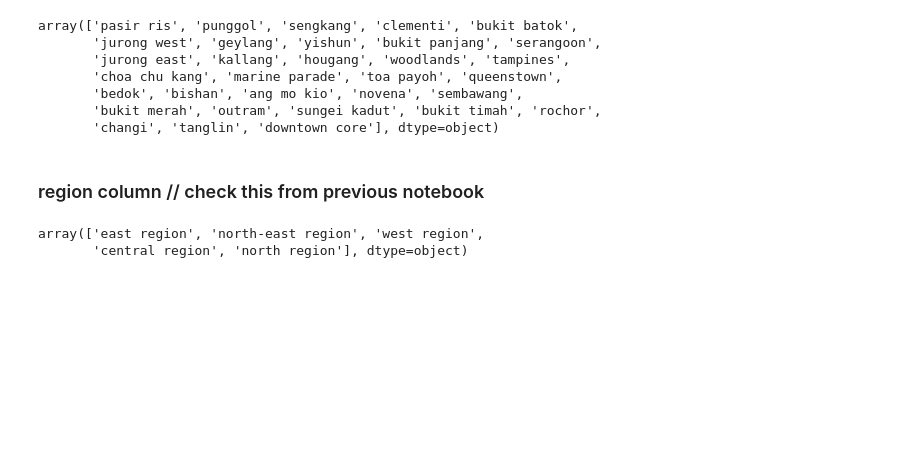
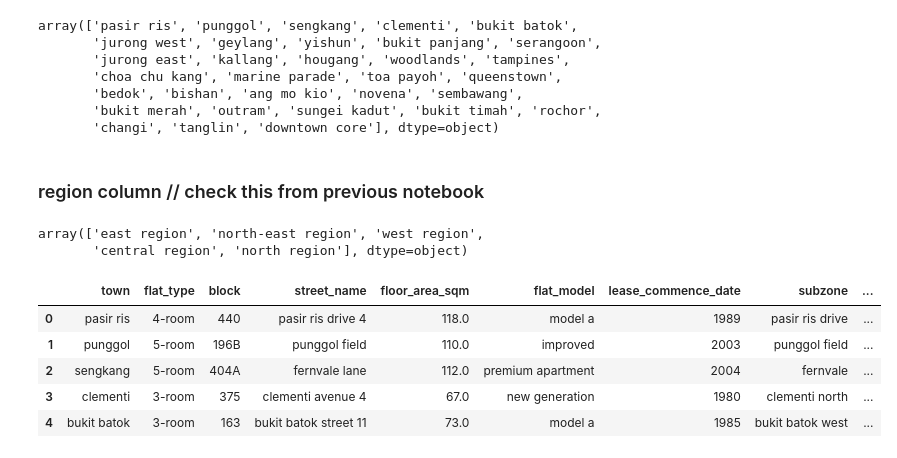
Before and after one commit to dheeraj-sn/hdb_resale_price_prediction, a Jupyter notebook: EDA and Pre-processing.ipynb, the cells around one changed output. Cells and saved outputs as stored; diff of their text form; code cells hidden in the pictures; blank space fills up the shorter version.

```diff
--- a/EDA and Pre-processing.ipynb
+++ b/EDA and Pre-processing.ipynb
@@ -476,3 +476,12 @@ train_df["region"].unique()
 # %% [output]
 array(['east region', 'north-east region', 'west region',
        'central region', 'north region'], dtype=object)
+# %%
+train_df.head()
+# %% [output]
+|  | town | flat_type | block | street_name | floor_area_sqm | flat_model | lease_commence_date | subzone | ... |
+| 0 | pasir ris | 4-room | 440 | pasir ris drive 4 | 118.0 | model a | 1989 | pasir ris drive | ... |
+| 1 | punggol | 5-room | 196B | punggol field | 110.0 | improved | 2003 | punggol field | ... |
+| 2 | sengkang | 5-room | 404A | fernvale lane | 112.0 | premium apartment | 2004 | fernvale | ... |
+| 3 | clementi | 3-room | 375 | clementi avenue 4 | 67.0 | new generation | 1980 | clementi north | ... |
+| 4 | bukit batok | 3-room | 163 | bukit batok street 11 | 73.0 | model a | 1985 | bukit batok west | ... |
```
Also changed, not shown: parts of 1 cell of this notebook.
